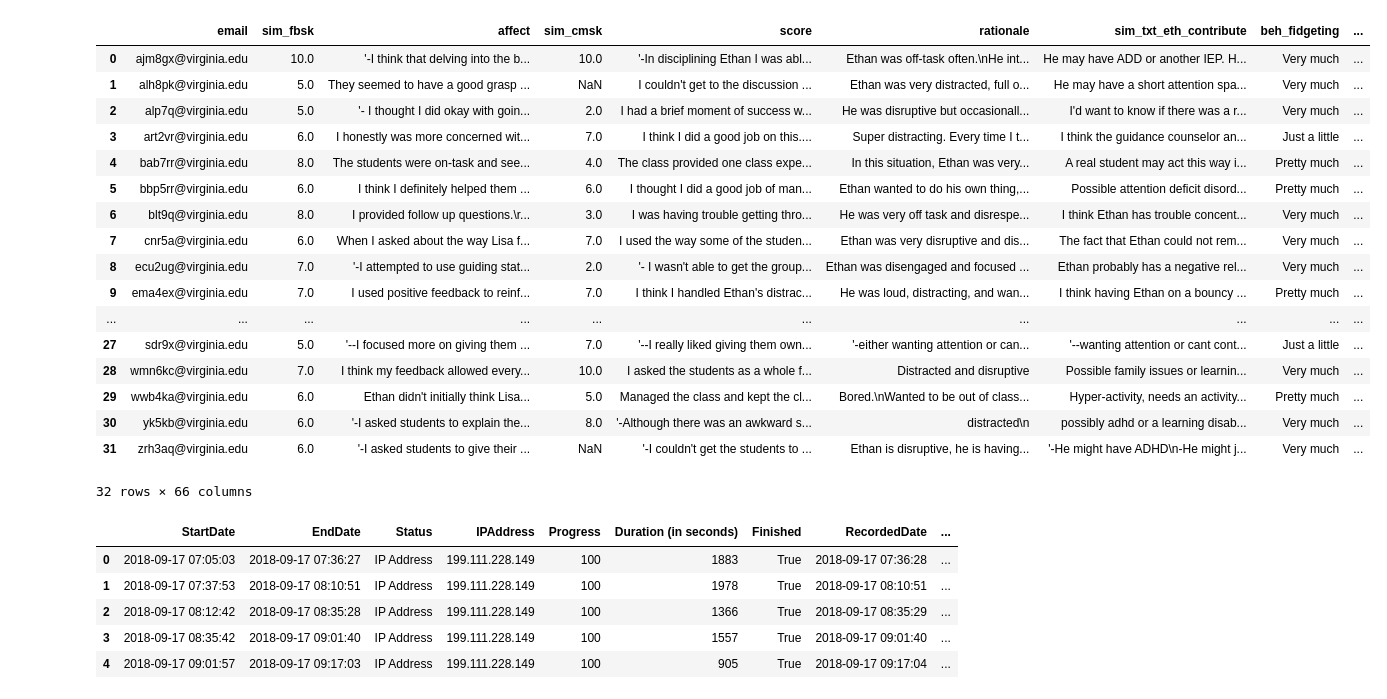
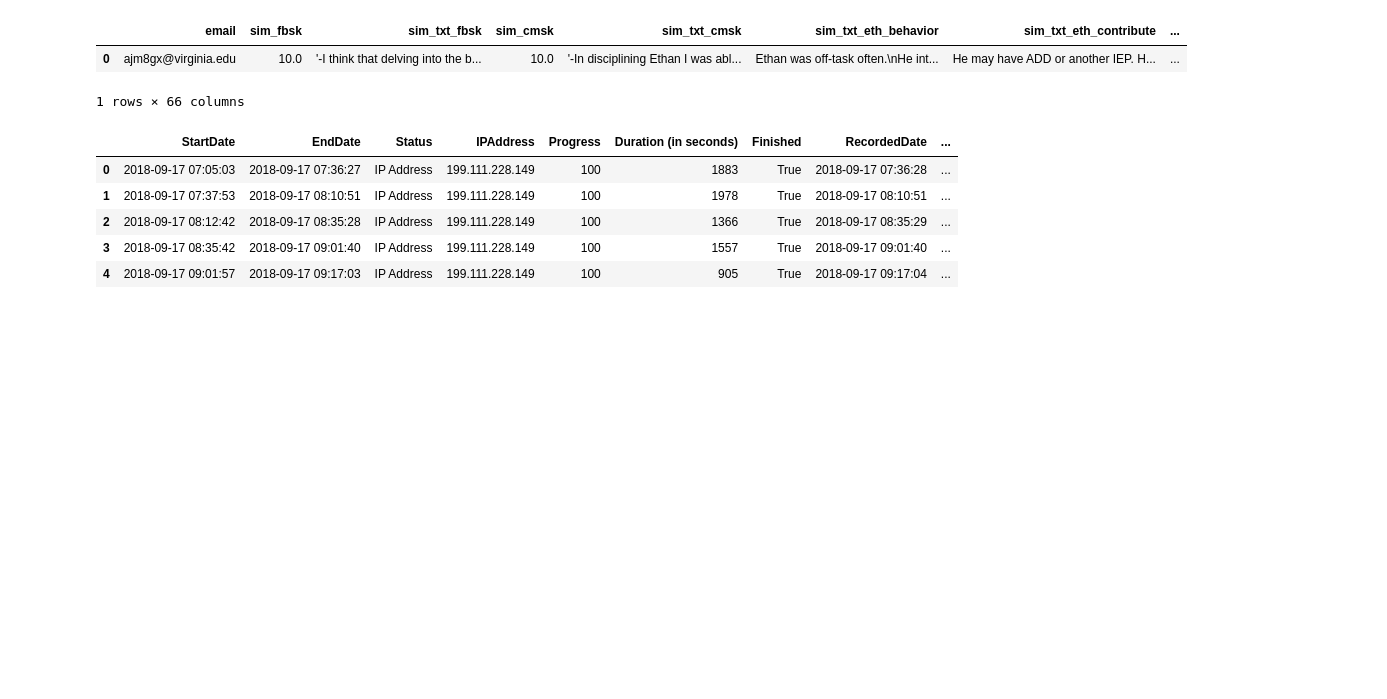
Before and after one commit to taylorrohrich/MSDS_SERA_capstone, a Jupyter notebook: stata_replication/2.ipynb, the cells around one changed output. Drawn from its saved outputs; the diff is of its cells as text; code cells hidden in the pictures; blank space fills up the shorter version.

```diff
--- a/stata_replication/2.ipynb
+++ b/stata_replication/2.ipynb
@@ -59,7 +59,7 @@ def convert_cols(df):
     return df
 # %%
 def clean_survey_data(data):
-    data.columns = cleanColumns(data.columns)
+    data.columns = pd.Series(data.columns).str.lower().str.strip().str.replace('#','')
     #drop unnecessary observation
     data = data[data['q1'].notna()]
     #drop unnecessary variables
@@ -83,18 +83,18 @@ def clean_survey_data(data):
     convert_columns(data,beh_map,sim_map)
     convert_numeric(data)
     #generate Iowa Score Scaling
-    generate_Iowa_Score_Scale(data)
+    generate_iowa_score_scale(data)
     #reverse the approcch scale
-    Reverse_Approach_Scale(data,app_map)
+    reverse_approach_scale(data,app_map)
     #generate approach scale
-    Generate_App_Scale(data)
+    generate_app_scale(data)
     #convert the numeric columns back to categorical data
     convert_columns(data,reverse_beh,reverse_sim)
 
     return data
 # %%
 def clean_redo_data(data):
-    data.columns = cleanColumns(data.columns)
+    data.columns = pd.Series(data.columns).str.lower().str.strip().str.replace('#','')
     #drop unnecessary observation
     data = data[data['q1'].notna()]
     #drop unnecessary variables
@@ -115,11 +115,11 @@ def clean_redo_data(data):
     sim_map={"Strongly agree":5, "Somewhat agree":4, "Undecided":3, "Somewhat disagree":2, "Strongly disagree":1}
     app_map = {1:10, 2:9, 3:8,4:7,5:6,6:5,7:4,8:3,9:2,10:1}
     #generate Iowa Score Scaling
-    generate_Iowa_Score_Scale(data)
+    generate_iowa_score_scale(data)
     #reverse the approcch scale
-    Reverse_Approach_Scale(data,app_map)
+    reverse_approach_scale(data,app_map)
     #generate approach scale
-    Generate_App_Scale(data)
+    generate_app_scale(data)
     #convert the numeric columns back to categorical data
     data.loc[:,'beh_fidgeting':'beh_mood_changes']=data.loc[:,'beh_fidgeting':'beh_mood_changes'].astype("int")
     data.loc[:,'beh_fidgeting':'beh_mood_changes']=data.loc[:,'beh_fidgeting':'beh_mood_changes'].replace(reverse_beh)
@@ -168,30 +154,15 @@ redo.at[i,'email']="krv2td@virginia.edu"
 # %%
 #merge the dataset using redo to update the datas
 redo = redo.set_index('email')
 data_2a = data_2a.set_index('email')
 data_2a.update(redo)
 data_2a=data_2a.sort_values(by=['email'])
 data_2a.reset_index(inplace=True)
-data_2a
+data_2a.head(1)
 # %% [output]
-|  | email | sim_fbsk | affect | sim_cmsk | score | rationale | sim_txt_eth_contribute | beh_fidgeting | ... |
-| 0 | ajm8gx@virginia.edu | 10.0 | '-I think that delving into the b... | 10.0 | '-In disciplining Ethan I was abl... | Ethan was off-task often.\nHe int... | He may have ADD or another IEP. H... | Very much | ... |
-| 1 | alh8pk@virginia.edu | 5.0 | They seemed to have a good grasp ... | NaN | I couldn't get to the discussion ... | Ethan was very distracted, full o... | He may have a short attention spa... | Very much | ... |
-| 2 | alp7q@virginia.edu | 5.0 | '- I thought I did okay with goin... | 2.0 | I had a brief moment of success w... | He was disruptive but occasionall... | I'd want to know if there was a r... | Very much | ... |
-| 3 | art2vr@virginia.edu | 6.0 | I honestly was more concerned wit... | 7.0 | I think I did a good job on this.... | Super distracting. Every time I t... | I think the guidance counselor an... | Just a little | ... |
-| 4 | bab7rr@virginia.edu | 8.0 | The students were on-task and see... | 4.0 | The class provided one class expe... | In this situation, Ethan was very... | A real student may act this way i... | Pretty much | ... |
-| 5 | bbp5rr@virginia.edu | 6.0 | I think I definitely helped them ... | 6.0 | I thought I did a good job of man... | Ethan wanted to do his own thing,... | Possible attention deficit disord... | Pretty much | ... |
-| 6 | blt9q@virginia.edu | 8.0 | I provided follow up questions.\r... | 3.0 | I was having trouble getting thro... | He was very off task and disrespe... | I think Ethan has trouble concent... | Very much | ... |
-| 7 | cnr5a@virginia.edu | 6.0 | When I asked about the way Lisa f... | 7.0 | I used the way some of the studen... | Ethan was very disruptive and dis... | The fact that Ethan could not rem... | Very much | ... |
-| 8 | ecu2ug@virginia.edu | 7.0 | '-I attempted to use guiding stat... | 2.0 | '- I wasn't able to get the group... | Ethan was disengaged and focused ... | Ethan probably has a negative rel... | Very much | ... |
-| 9 | ema4ex@virginia.edu | 7.0 | I used positive feedback to reinf... | 7.0 | I think I handled Ethan's distrac... | He was loud, distracting, and wan... | I think having Ethan on a bouncy ... | Pretty much | ... |
-| ... | ... | ... | ... | ... | ... | ... | ... | ... | ... |
-| 27 | sdr9x@virginia.edu | 5.0 | '--I focused more on giving them ... | 7.0 | '--I really liked giving them own... | '-either wanting attention or can... | '--wanting attention or cant cont... | Just a little | ... |
-| 28 | wmn6kc@virginia.edu | 7.0 | I think my feedback allowed every... | 10.0 | I asked the students as a whole f... | Distracted and disruptive | Possible family issues or learnin... | Very much | ... |
-| 29 | wwb4ka@virginia.edu | 6.0 | Ethan didn't initially think Lisa... | 5.0 | Managed the class and kept the cl... | Bored.\nWanted to be out of class... | Hyper-activity, needs an activity... | Pretty much | ... |
-| 30 | yk5kb@virginia.edu | 6.0 | '-I asked students to explain the... | 8.0 | '-Although there was an awkward s... | distracted\n | possibly adhd or a learning disab... | Very much | ... |
-| 31 | zrh3aq@virginia.edu | 6.0 | '-I asked students to give their ... | NaN | '-I couldn't get the students to ... | Ethan is disruptive, he is having... | '-He might have ADHD\n-He might j... | Very much | ... |
+|  | email | sim_fbsk | sim_txt_fbsk | sim_cmsk | sim_txt_cmsk | sim_txt_eth_behavior | sim_txt_eth_contribute | ... |
+| 0 | ajm8gx@virginia.edu | 10.0 | '-I think that delving into the b... | 10.0 | '-In disciplining Ethan I was abl... | Ethan was off-task often.\nHe int... | He may have ADD or another IEP. H... | ... |
-32 rows × 66 columns
+1 rows × 66 columns
 # %%
 data_2b = pd.read_csv("../data/Post-Simulator Baseline Student Survey- Fall 2018_July 24, 2019_15.43.csv",skiprows=[1,2])
 data_2b.head()
```
Also changed, not shown: parts of 25 cells of this notebook, 1 other file.
